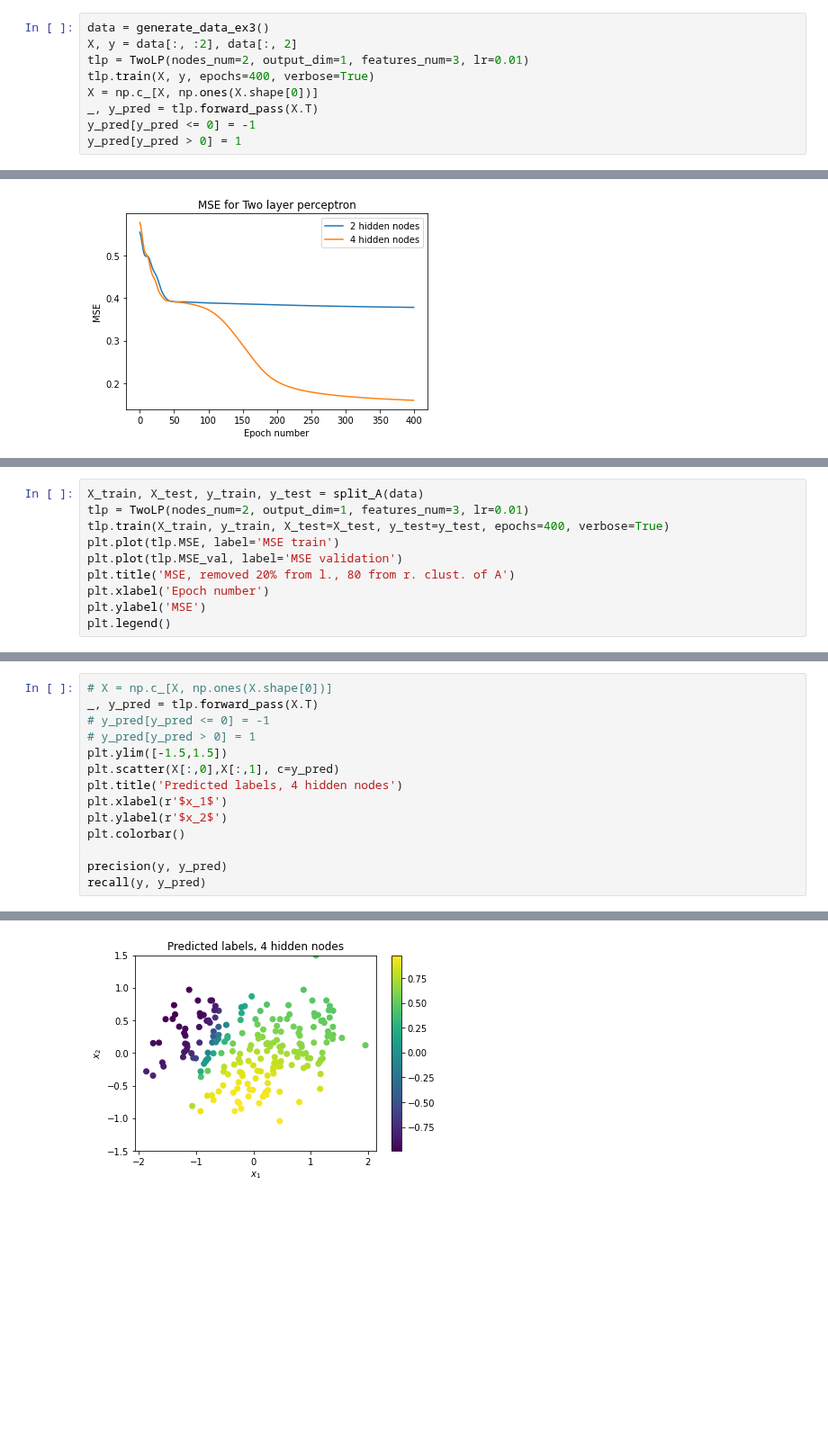
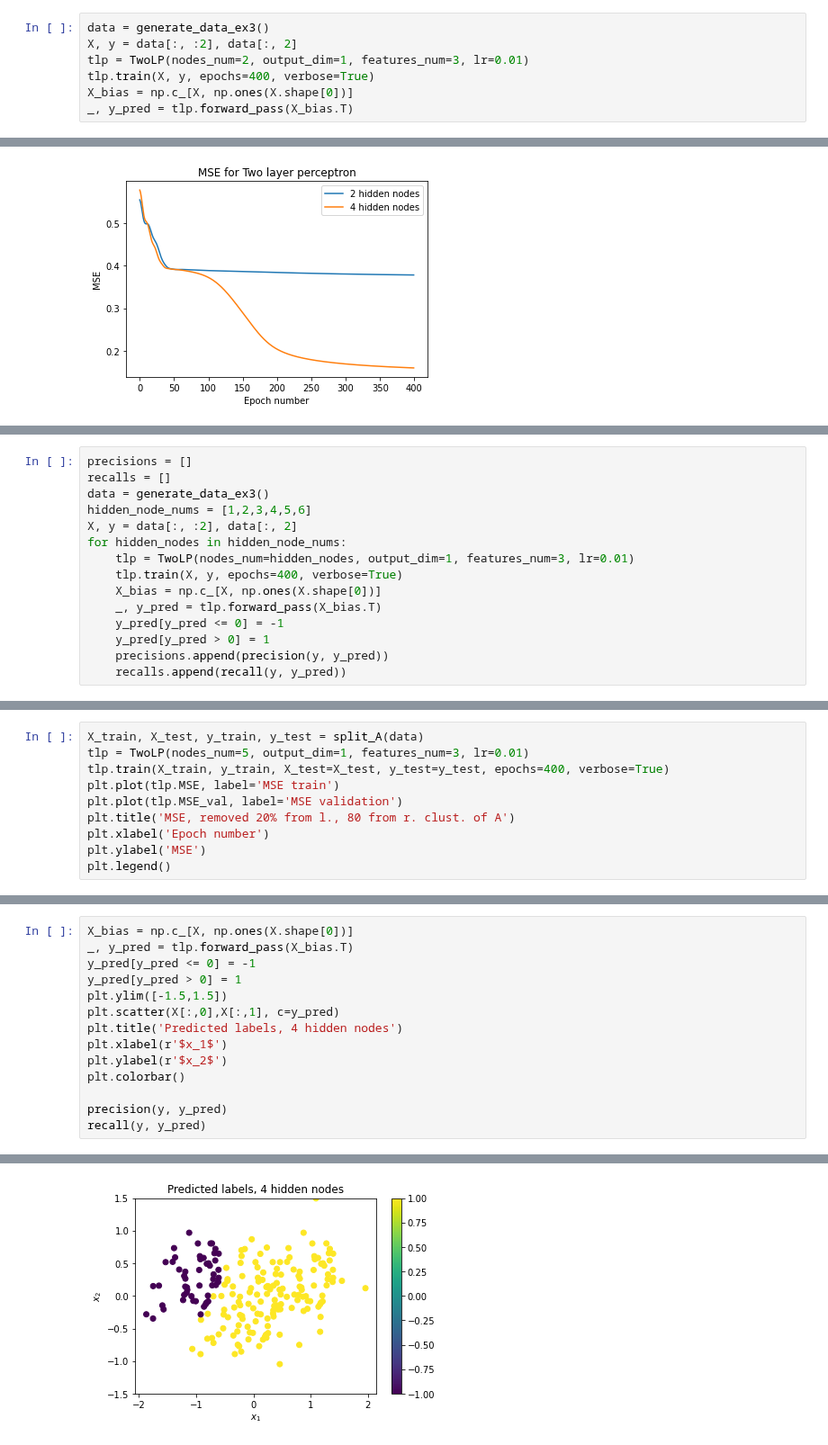
Before and after one commit to kenza-bouzid/ann_labs, a Jupyter notebook: 3.2.1.ipynb, the cells around one changed output, grey strips where cells are left out. Shown at 90% size. Cells and saved outputs as stored; diff of their text form; blank space fills up the shorter version.

```diff
--- a/3.2.1.ipynb
+++ b/3.2.1.ipynb
@@ -12,10 +12,8 @@ data = generate_data_ex3()
 X, y = data[:, :2], data[:, 2]
 tlp = TwoLP(nodes_num=2, output_dim=1, features_num=3, lr=0.01)
 tlp.train(X, y, epochs=400, verbose=True)
-X = np.c_[X, np.ones(X.shape[0])]
-_, y_pred = tlp.forward_pass(X.T)
-y_pred[y_pred <= 0] = -1
-y_pred[y_pred > 0] = 1
+X_bias = np.c_[X, np.ones(X.shape[0])]
+_, y_pred = tlp.forward_pass(X_bias.T)
 # %%
 plt.ylim([-1.5,1.5])
 plt.scatter(X[:,0],X[:,1], c=y_pred)
@@ -65,0 +66,15 @@ plt.legend()
+# %%
+precisions = []
+recalls = []
+data = generate_data_ex3()
+hidden_node_nums = [1,2,3,4,5,6]
+X, y = data[:, :2], data[:, 2]
+for hidden_nodes in hidden_node_nums:
+    tlp = TwoLP(nodes_num=hidden_nodes, output_dim=1, features_num=3, lr=0.01)
+    tlp.train(X, y, epochs=400, verbose=True)
+    X_bias = np.c_[X, np.ones(X.shape[0])]
+    _, y_pred = tlp.forward_pass(X_bias.T)
+    y_pred[y_pred <= 0] = -1
+    y_pred[y_pred > 0] = 1
+    precisions.append(precision(y, y_pred))
+    recalls.append(recall(y, y_pred))
@@ -105,6 +157,6 @@ plt.legend()
 # %%
 X_train, X_test, y_train, y_test = split_A(data)
-tlp = TwoLP(nodes_num=2, output_dim=1, features_num=3, lr=0.01)
+tlp = TwoLP(nodes_num=5, output_dim=1, features_num=3, lr=0.01)
 tlp.train(X_train, y_train, X_test=X_test, y_test=y_test, epochs=400, verbose=True)
 plt.plot(tlp.MSE, label='MSE train')
 plt.plot(tlp.MSE_val, label='MSE validation')
@@ -118,8 +170,8 @@ plt.legend()
 # %%
-# X = np.c_[X, np.ones(X.shape[0])]
-_, y_pred = tlp.forward_pass(X.T)
-# y_pred[y_pred <= 0] = -1
-# y_pred[y_pred > 0] = 1
+X_bias = np.c_[X, np.ones(X.shape[0])]
+_, y_pred = tlp.forward_pass(X_bias.T)
+y_pred[y_pred <= 0] = -1
+y_pred[y_pred > 0] = 1
 plt.ylim([-1.5,1.5])
 plt.scatter(X[:,0],X[:,1], c=y_pred)
 plt.title('Predicted labels, 4 hidden nodes')
@@ -135 +188 @@ Recall for A: 0.0, for B: 0.0
-[figure, old version]
+[figure, new version]
```
Also changed, not shown: parts of 23 cells of this notebook, 1 other file.
